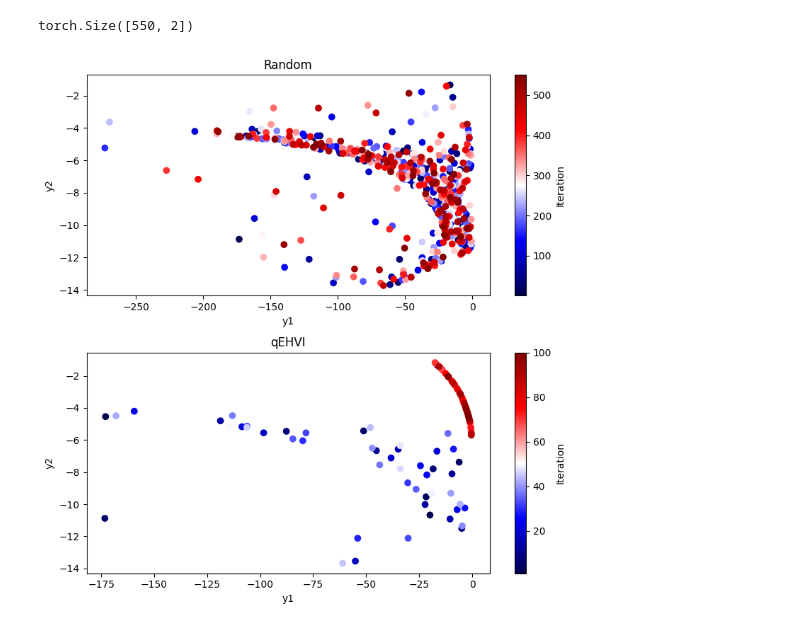
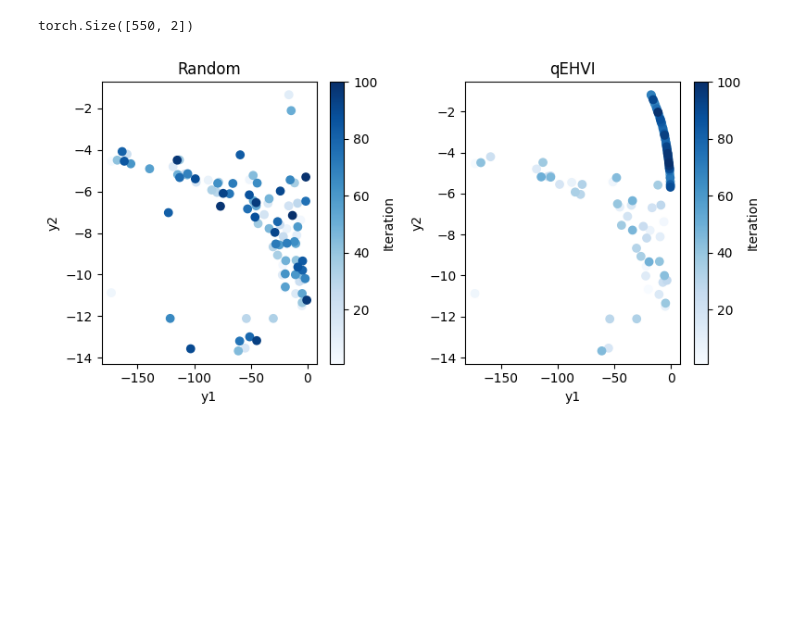
Before and after one commit to Schubydo/msc_code, a Jupyter notebook: MO_Numerical_Experiments/GP_plots.ipynb, the cells around one changed output. Saved outputs shown, nothing was run; the diff lists cells and outputs as text; code cells hidden in the pictures; blank space fills up the shorter version.

```diff
--- a/MO_Numerical_Experiments/GP_plots.ipynb
+++ b/MO_Numerical_Experiments/GP_plots.ipynb
@@ -32,36 +34,36 @@ import matplotlib.pyplot as plt
 import numpy as np
 
 # Assuming train_data is already defined as in your context
-train_obj_true_random = train_data[0]
+train_obj_true_random = train_data[0][:100]
 train_obj_true_qehvi = train_data[2]
 
 # List of datasets and their labels
 datasets = [
     (train_obj_true_random, 'Random'),
     (train_obj_true_qehvi, 'qEHVI')
 ]
 
 # Create subplots
-fig, axs = plt.subplots(2, 1, figsize=(8, 8))
+fig, axs = plt.subplots(1, 2, figsize=(8, 4))
 axs = axs.flatten()
 
 # Plot each dataset
 for i, (data, label) in enumerate(datasets):
     # Create color mapping based on the length of the dataset
     num_points = data.shape[0]
     colors = plt.cm.viridis(np.linspace(0, 1, num_points))
 
-    scatter = axs[i].scatter(data[:, 0], data[:, 1], c=np.arange(1, num_points + 1), cmap='seismic')
+    scatter = axs[i].scatter(data[:, 0], data[:, 1], c=np.arange(1, num_points + 1), cmap='Blues')
     axs[i].set_title(label)
     axs[i].set_xlabel('Objective 1')
     axs[i].set_ylabel('Objective 2')
     fig.colorbar(scatter, ax=axs[i], label='Iteration')
 
     # Label the axes as Y1 and Y2
     axs[i].set_xlabel('y1')
     axs[i].set_ylabel('y2')
 
 plt.tight_layout()
 plt.show()
 # %% [output]
-[figure, old version]
+[figure, new version]
```
Also changed, not shown: parts of 1 cell of this notebook.
